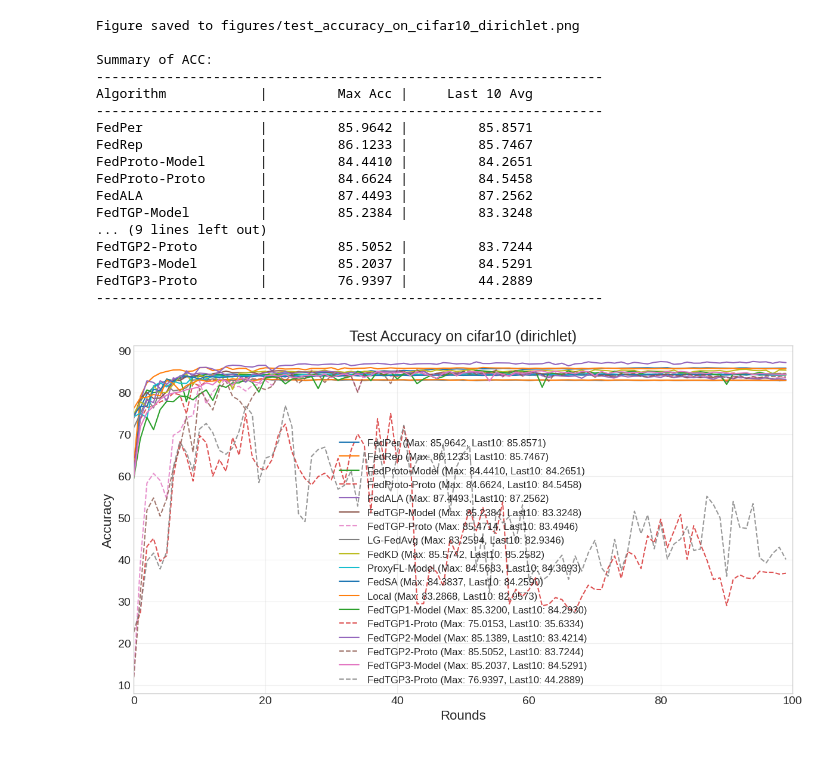
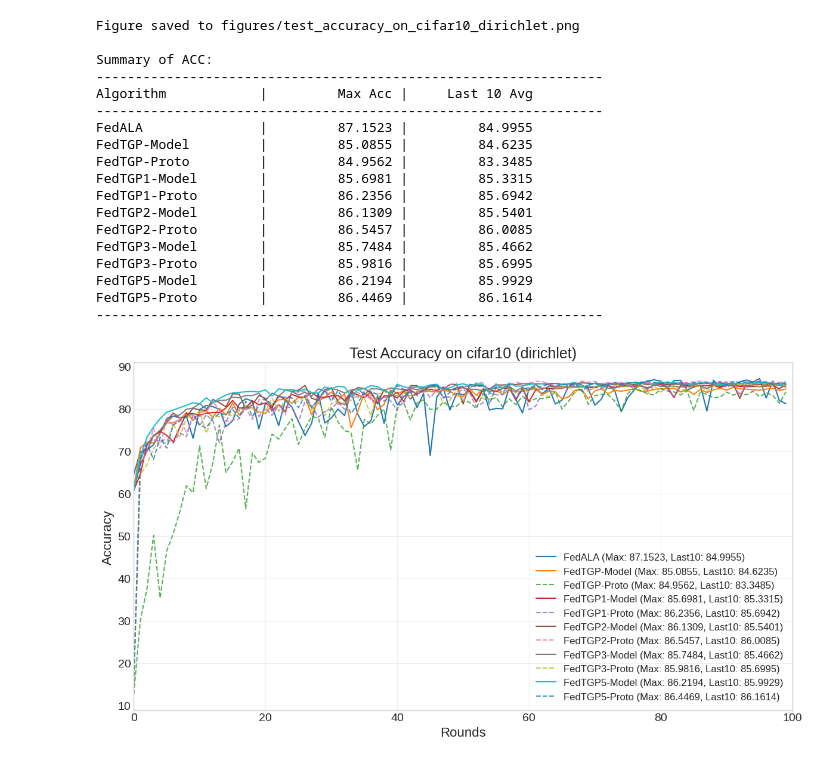
Before and after one commit to haifeng-dai/fl, a Jupyter notebook: plot/results_analysis.ipynb, the cells around one changed output. Cells and saved outputs as stored; diff of their text form; code cells hidden in the pictures.

```diff
--- a/plot/results_analysis.ipynb
+++ b/plot/results_analysis.ipynb
@@ -19,7 +19,7 @@ plt.rcParams.update({
     'figure.titlesize': 20
 })
 # %%
-def load_plot(selected_group, experiments, common_args, x_lim):
+def load_plot(selected_group, experiments, common_args, loader, x_lim):
     results = {}
     for label in selected_group:
         if label not in experiments: continue
@@ -51,7 +51,6 @@ experiments = {
     "FedProto": ("fedproto", {"mu": 1.0}),
     "FedALA": ("fedala", {"eta": 1.0, "rand_percent": 20, "layer_idx": 1, "ala_threshold": 0.1, "num_pre_loss": 10}),
     "FedTGP": ("fedtgp", {"lamda_": 10.0, "server_epochs": 10, "server_lr": 0.01, "margin_threshold": 1.0}),
-    "FedDPL": ("feddpl", {"lambda_": 10.0, "epoch_pln": 10, "lr_pln": 0.01, "batch_size_pln": 64, "depth_pln": 1, "width_pln": 512, "mode": "normal", "fixed_proto": 0, "init_emb": 0, "har": 0}),
     "LG-FedAvg": ("lgfedavg", {}),
     "FedKD": ("fedkd", {"lr_g": 0.01, "energy": 0.9}),
     "FML": ("fml", {"alpha_fml": 1.0, "beta_fml": 1.0}),
@@ -61,34 +60,45 @@ experiments = {
 global_algos = ["FedAvg", "FedProx", "Scaffold", "FedDyn", "FedPLN", "FedProc", "FedFM", "MOON", "FedLSA"]
 personalized_algos = ["FedPer", "FedRep", "FedProto", "FedALA", "FedTGP", "LG-FedAvg", "FedKD", "FML", "ProxyFL", "FedSA", "Local"]
 # %%
-common_args = {"dataset": "cifar10", "partition": "dirichlet", "num_clients": 10, "epochs": 10, "batch_size": 64, "lr": 0.01, "alpha": 0.1, "n_class": 2}
-experiments["FedTGP1"] = ("fedtgp1", {"epochs": 1, "lamda_": 100.0, "head_epochs": 3, "body_epochs": 3, "lr_head": 0.01, "lr_body": 0.01, "margin_threshold": 100.0, "server_epochs": 100, "server_lr": 0.01})
-experiments["FedTGP2"] = ("fedtgp2", {"lamda_": 10.0,"server_epochs": 10, "server_lr": 0.01, "margin_threshold": 1.0})
-experiments["FedTGP3"] = ("fedtgp3", {"epochs": 1, "lamda_": 100.0, "head_epochs": 3, "body_epochs": 3, "lr_head": 0.01, "lr_body": 0.01, "margin_threshold": 100.0, "server_epochs": 100, "server_lr": 0.01})
+loader.algo_patterns["fedtgp1"] = lambda args: f"_{args['lamda_']}_{args['head_epochs']}_{args['body_epochs']}_{args['lr_head']}_{args['lr_body']}_{args['server_epochs']}_{args['server_lr']}_{args['margin_threshold']}"
+loader.algo_patterns["fedtgp2"] = lambda args: f"_{args['lamda_']}_{args['head_epochs']}_{args['body_epochs']}_{args['lr_head']}_{args['lr_body']}_{args['server_epochs']}_{args['server_lr']}_{args['margin_threshold']}"
+loader.algo_patterns["fedtgp3"] = lambda args: f"_{args['lamda_']}_{args['head_epochs']}_{args['body_epochs']}_{args['lr_head']}_{args['lr_body']}_{args['server_epochs']}_{args['server_lr']}_{args['margin_threshold']}"
+loader.algo_patterns["fedtgp4"] = lambda args: f"_{args['lamda_']}_{args['head_epochs']}_{args['body_epochs']}_{args['lr_head']}_{args['lr_body']}_{args['server_epochs']}_{args['server_lr']}_{args['margin_threshold']}"
+loader.algo_patterns["fedtgp5"] = lambda args: f"_{args['lamda_']}_{args['head_epochs']}_{args['body_epochs']}_{args['lr_head']}_{args['lr_body']}_{args['server_epochs']}_{args['server_lr']}_{args['margin_threshold']}"
 
-selected_group = personalized_algos.copy()
-# for algo in ['FedALA', 'FedPer', 'FedRep', 'ProxyFL']:
-#     if algo in selected_group:
-#         selected_group.remove(algo)
-selected_group.extend(['FedTGP1', 'FedTGP2', 'FedTGP3'])
-
-load_plot(selected_group, experiments, common_args, 100)
+common_args = {"dataset": "cifar10", "partition": "dirichlet", "num_clients": 10, "epochs": 2, "batch_size": 64, "lr": 0.01, "alpha": 0.1, "n_class": 2}
+experiments["FedTGP1"] = ("fedtgp1", {"epochs": 1, "lamda_": 100.0, "head_epochs": 10, "body_epochs": 2, "lr_head": 0.01, "lr_body": 0.01, "margin_threshold": 100.0, "server_epochs": 100, "server_lr": 0.01})
+experiments["FedTGP2"] = ("fedtgp2", {"epochs": 1, "lamda_": 100.0, "head_epochs": 10, "body_epochs": 2, "lr_head": 0.01, "lr_body": 0.01, "margin_threshold": 100.0, "server_epochs": 100, "server_lr": 0.01})
+experiments["FedTGP3"] = ("fedtgp3", {"epochs": 1, "lamda_": 100.0, "head_epochs": 10, "body_epochs": 2, "lr_head": 0.01, "lr_body": 0.01, "margin_threshold": 100.0, "server_epochs": 100, "server_lr": 0.01})
+experiments["FedTGP4"] = ("fedtgp4", {"epochs": 1, "lamda_": 100.0, "head_epochs": 10, "body_epochs": 2, "lr_head": 0.01, "lr_body": 0.01, "margin_threshold": 100.0, "server_epochs": 100, "server_lr": 0.01})
+experiments["FedTGP5"] = ("fedtgp5", {"epochs": 1, "lamda_": 100.0, "head_epochs": 10, "body_epochs": 2, "lr_head": 0.01, "lr_body": 0.01, "margin_threshold": 100.0, "server_epochs": 100, "server_lr": 0.01})
-# %% [output]
-Figure saved to figures/test_accuracy_on_cifar10_dirichlet.png
-
-Summary of ACC:
------------------------------------------------------------------
-Algorithm            |         Max Acc |     Last 10 Avg
------------------------------------------------------------------
-FedPer               |         85.9642 |         85.8571
-FedRep               |         86.1233 |         85.7467
-FedProto-Model       |         84.4410 |         84.2651
-FedProto-Proto       |         84.6624 |         84.5458
-FedALA               |         87.4493 |         87.2562
-FedTGP-Model         |         85.2384 |         83.3248
-... (9 lines left out)
-FedTGP2-Proto        |         85.5052 |         83.7244
-FedTGP3-Model        |         85.2037 |         84.5291
-FedTGP3-Proto        |         76.9397 |         44.2889
------------------------------------------------------------------
-[figure, removed]
+# %%
+selected_group = personalized_algos.copy()
+for algo in ['FedALA', 'FedPer', 'FedRep']:
+    if algo in selected_group:
+        selected_group.remove(algo)
+
+selected_group = ['FedALA', 'FedTGP']
+selected_group.extend(['FedTGP1', 'FedTGP2', 'FedTGP3', 'FedTGP5'])
+
+load_plot(selected_group, experiments, common_args, loader, 100)
+# %% [output]
+Figure saved to figures/test_accuracy_on_cifar10_dirichlet.png
+
+Summary of ACC:
+-----------------------------------------------------------------
+Algorithm            |         Max Acc |     Last 10 Avg
+-----------------------------------------------------------------
+FedALA               |         87.1523 |         84.9955
+FedTGP-Model         |         85.0855 |         84.6235
+FedTGP-Proto         |         84.9562 |         83.3485
+FedTGP1-Model        |         85.6981 |         85.3315
+FedTGP1-Proto        |         86.2356 |         85.6942
+FedTGP2-Model        |         86.1309 |         85.5401
+FedTGP2-Proto        |         86.5457 |         86.0085
+FedTGP3-Model        |         85.7484 |         85.4662
+FedTGP3-Proto        |         85.9816 |         85.6995
+FedTGP5-Model        |         86.2194 |         85.9929
+FedTGP5-Proto        |         86.4469 |         86.1614
+-----------------------------------------------------------------
+[figure, added]
```
Also changed, not shown: 17 other files.
